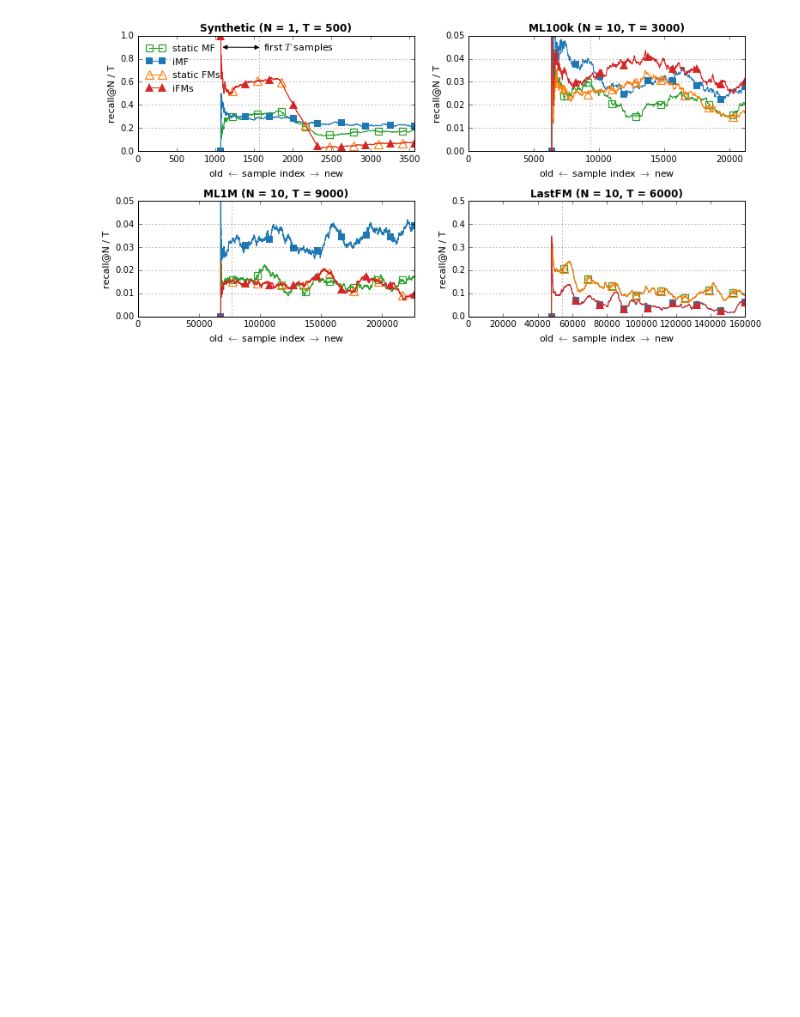
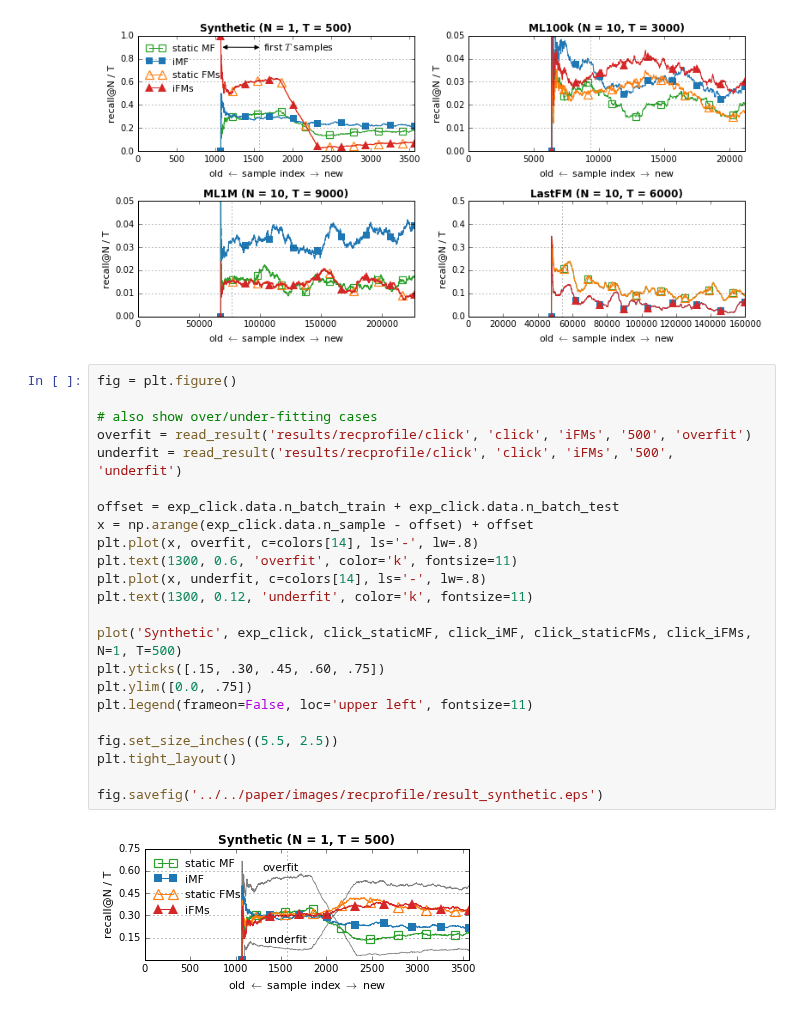
Before and after one commit to takuti/stream-recommender, a Jupyter notebook: paper-iFMs.ipynb, the cells around one changed output. Cells and saved outputs as stored; diff of their text form; blank space fills up the shorter version.

```diff
--- a/paper-iFMs.ipynb
+++ b/paper-iFMs.ipynb
@@ -418,6 +425,31 @@ plt.tight_layout()
 fig.savefig('../../paper/images/recprofile/result.eps')
 # %% [output]
 [figure]
+# %%
+fig = plt.figure()
+
+# also show over/under-fitting cases
+overfit = read_result('results/recprofile/click', 'click', 'iFMs', '500', 'overfit')
+underfit = read_result('results/recprofile/click', 'click', 'iFMs', '500', 'underfit')
+
+offset = exp_click.data.n_batch_train + exp_click.data.n_batch_test
+x = np.arange(exp_click.data.n_sample - offset) + offset
+plt.plot(x, overfit, c=colors[14], ls='-', lw=.8)
+plt.text(1300, 0.6, 'overfit', color='k', fontsize=11)
+plt.plot(x, underfit, c=colors[14], ls='-', lw=.8)
+plt.text(1300, 0.12, 'underfit', color='k', fontsize=11)
+
+plot('Synthetic', exp_click, click_staticMF, click_iMF, click_staticFMs, click_iFMs, N=1, T=500)
+plt.yticks([.15, .30, .45, .60, .75])
+plt.ylim([0.0, .75])
+plt.legend(frameon=False, loc='upper left', fontsize=11)
+
+fig.set_size_inches((5.5, 2.5))
+plt.tight_layout()
+
+fig.savefig('../../paper/images/recprofile/result_synthetic.eps')
+# %% [output]
+[figure, added]
 # %%
 fig = plt.figure()
 
```
Also changed, not shown: parts of 9 cells of this notebook.
